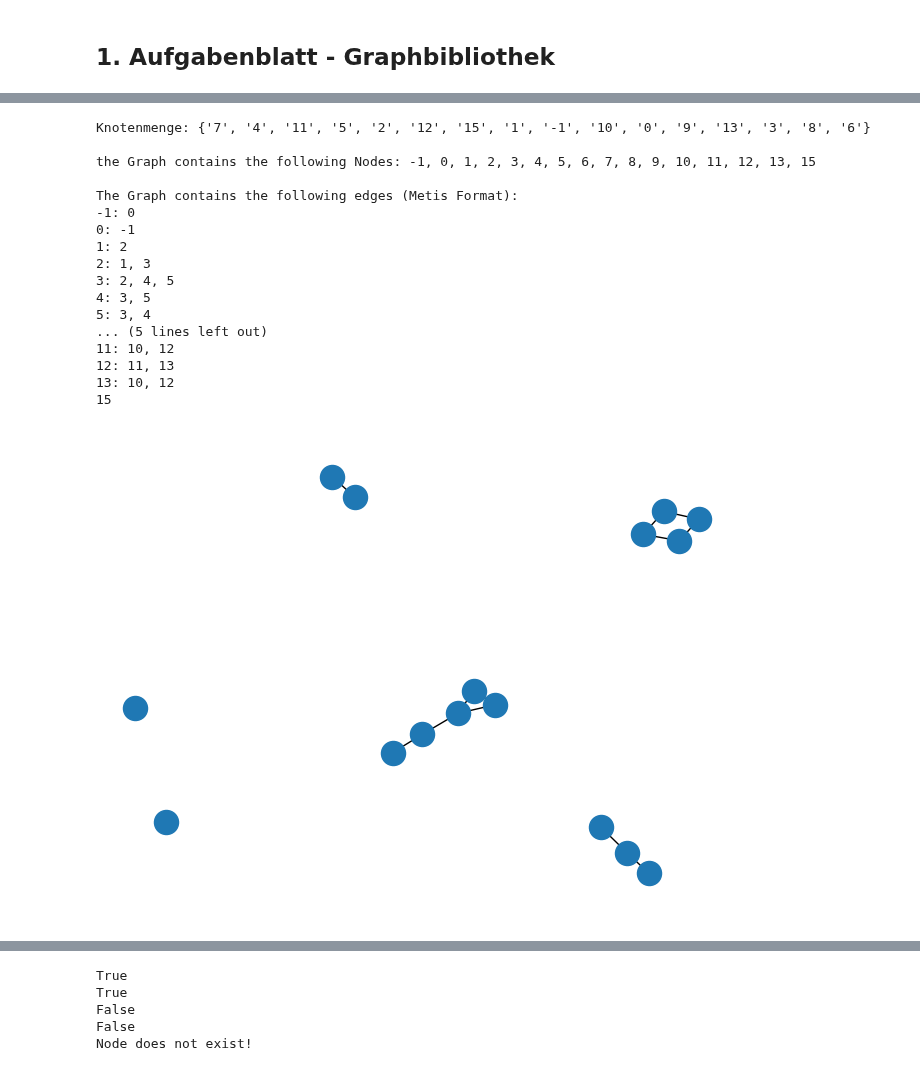
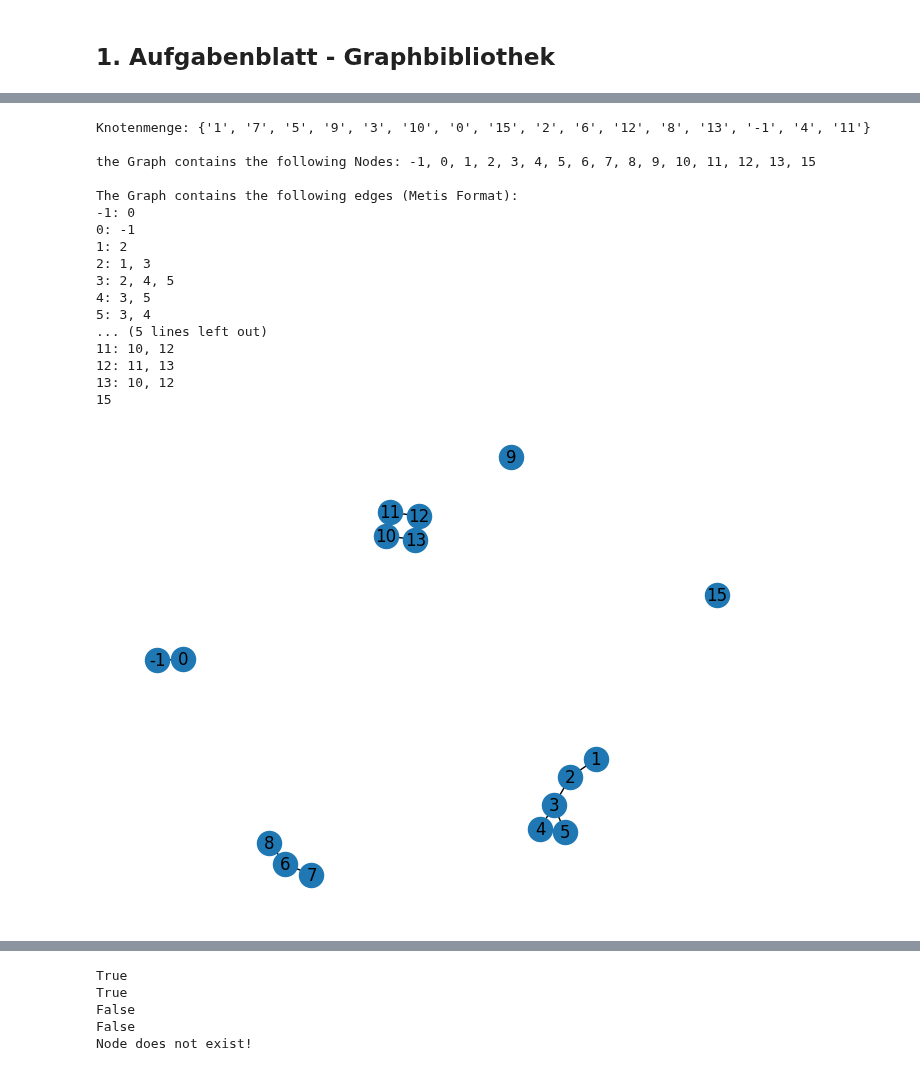
Before and after one commit to Hanno1/AlgorithmischeNetzwerkanalyseLAB, a Jupyter notebook: presentation_task1.ipynb, the cells around one changed output, grey strips where cells are left out. Drawn from its saved outputs; the diff is of its cells as text; code cells hidden in the pictures.

```diff
--- a/presentation_task1.ipynb
+++ b/presentation_task1.ipynb
@@ -25,36 +26,36 @@ G, _, _ = Hc.create_graph()
 
 # Zugriff auf die Knotenmenge
 nodes = G.get_nodes()
 print(f"Knotenmenge: {nodes}\n")
 
 # and pretty printing
 G.print_nodes()
 print("")
 
 # print edges
 G.print_edges()
 
 # draw the Graph using networkx
-draw_graph(G)
+draw_graph(G, True)
 # %% [output]
-Knotenmenge: {'7', '4', '11', '5', '2', '12', '15', '1', '-1', '10', '0', '9', '13', '3', '8', '6'}
+Knotenmenge: {'1', '7', '5', '9', '3', '10', '0', '15', '2', '6', '12', '8', '13', '-1', '4', '11'}
 
 the Graph contains the following Nodes: -1, 0, 1, 2, 3, 4, 5, 6, 7, 8, 9, 10, 11, 12, 13, 15
 
 The Graph contains the following edges (Metis Format):
 -1: 0
 0: -1
 1: 2
 2: 1, 3
 3: 2, 4, 5
 4: 3, 5
 5: 3, 4
 ... (5 lines left out)
 11: 10, 12
 12: 11, 13
 13: 10, 12
 15
-[figure, old version]
+[figure, new version]
 # %%
 # von jedem Knoten kann auf seine Nachbarn zugegriffen werden
 n1 = G.get_neighbors("1")
```
Also changed, not shown: parts of 37 cells of this notebook, 3 other files.
